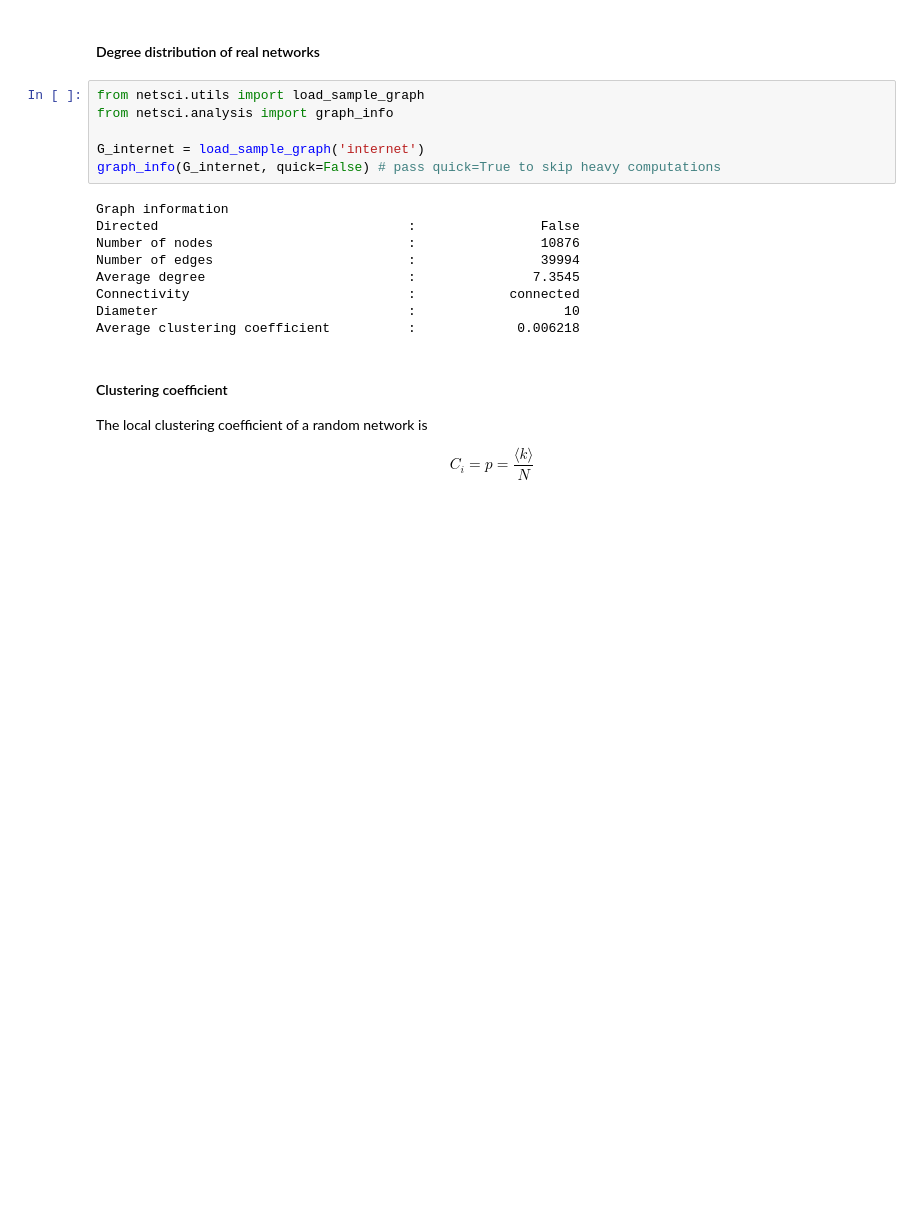
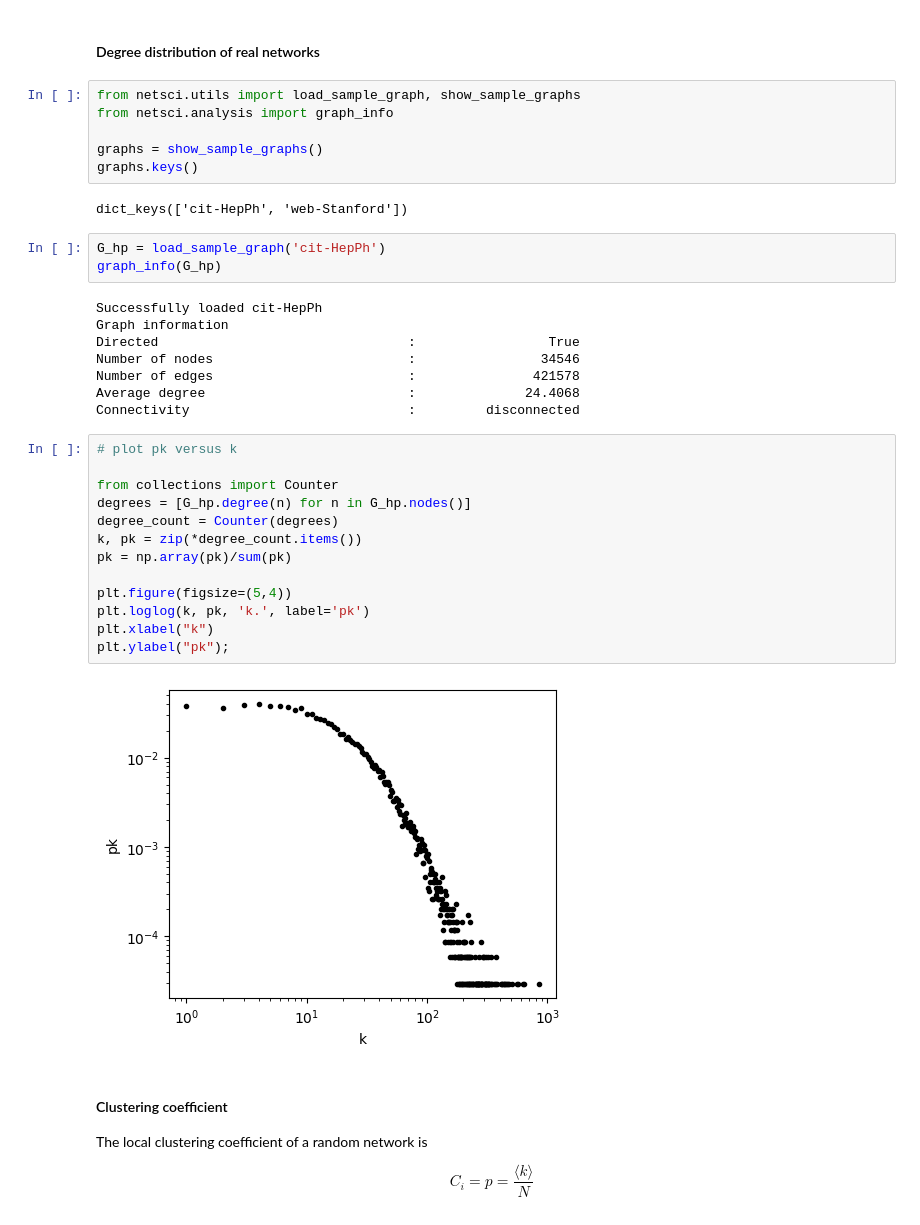
Before and after one commit to Ziaeemehr/netsci, a Jupyter notebook: examples/chap_03.ipynb, the cells around one changed output. Drawn from its saved outputs; the diff is of its cells as text; blank space fills up the shorter version.

```diff
--- a/examples/chap_03.ipynb
+++ b/examples/chap_03.ipynb
@@ -162,20 +162,39 @@ Text(0, 0.5, '$N_G / N$')
 # %% [markdown]
 #### Degree distribution of real networks
 # %%
-from netsci.utils import load_sample_graph
+from netsci.utils import load_sample_graph, show_sample_graphs
 from netsci.analysis import graph_info
 
-G_internet = load_sample_graph('internet')
-graph_info(G_internet, quick=False) # pass quick=True to skip heavy computations
+graphs = show_sample_graphs()
+graphs.keys()
 # %% [output]
-Graph information
-Directed                                :                False
-Number of nodes                         :                10876
-Number of edges                         :                39994
-Average degree                          :               7.3545
-Connectivity                            :            connected
-Diameter                                :                   10
-Average clustering coefficient          :             0.006218
+dict_keys(['cit-HepPh', 'web-Stanford'])
+# %%
+G_hp = load_sample_graph('cit-HepPh')
+graph_info(G_hp)
+# %% [output]
+Successfully loaded cit-HepPh
+Graph information
+Directed                                :                 True
+Number of nodes                         :                34546
+Number of edges                         :               421578
+Average degree                          :              24.4068
+Connectivity                            :         disconnected
+# %%
+# plot pk versus k
+
+from collections import Counter
+degrees = [G_hp.degree(n) for n in G_hp.nodes()]
+degree_count = Counter(degrees)
+k, pk = zip(*degree_count.items())
+pk = np.array(pk)/sum(pk)
+
+plt.figure(figsize=(5,4))
+plt.loglog(k, pk, 'k.', label='pk')
+plt.xlabel("k")
+plt.ylabel("pk");
+# %% [output]
+[figure, added]
 # %% [markdown]
 #### Clustering coefficient
 
```
Also changed, not shown: 5 other files.
